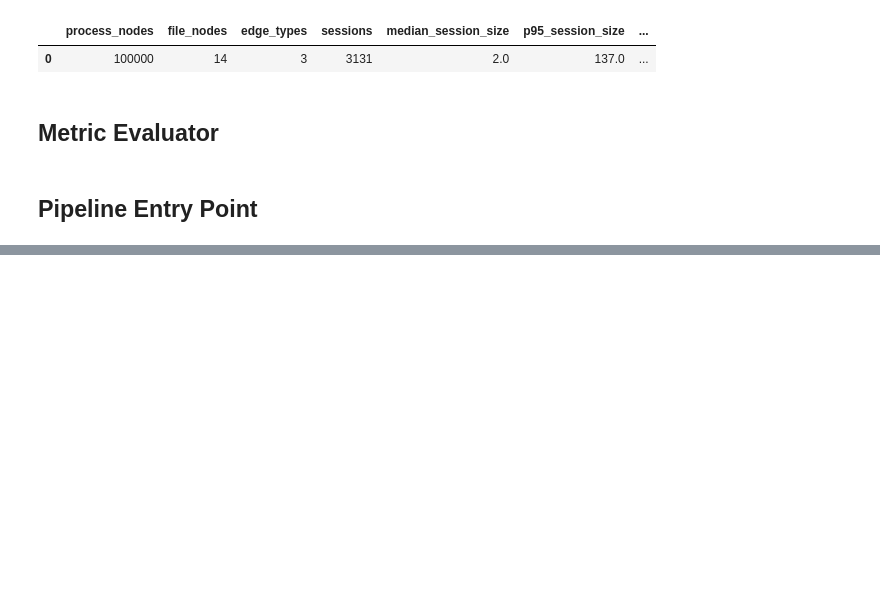
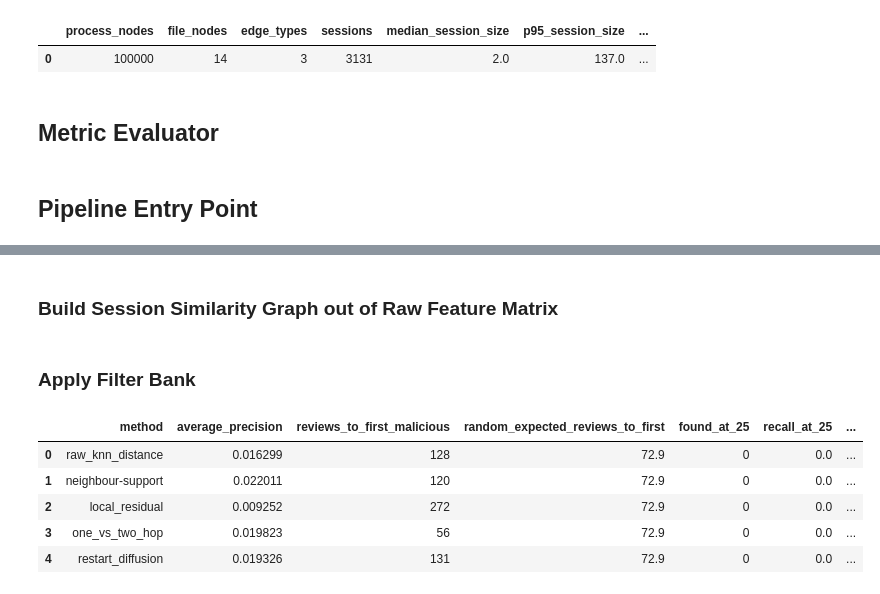
Before and after one commit to MekaelWasti/Cyber-Telemetry, a Jupyter notebook: Notebooks/Graph Triage Baseline v0.ipynb, the cells around one changed output, grey strips where cells are left out. Saved outputs shown, nothing was run; the diff lists cells and outputs as text; code cells hidden in the pictures; blank space fills up the shorter version.

```diff
--- a/Notebooks/Graph Triage Baseline v0.ipynb
+++ b/Notebooks/Graph Triage Baseline v0.ipynb
@@ -836,3 +841,5 @@ results["slice_manifest"]
 # %% [output]
 |  | source_file | row_count | start_timestamps | end_timestamps | num_of_processes | num_of_malicious_processes | ... |
 | 0 | train-process_uber_summary.parquet | 100000 | 2024-09-18 20:45:15.961034+00:00 | 2024-09-22 23:57:33.487951+00:00 | 100000 | 31 | ... |
+# %% [markdown]
+### Build Session Similarity Graph out of Raw Feature Matrix
@@ -838,0 +890,2 @@ results["slice_manifest"]
+# %% [markdown]
+### Apply Filter Bank
@@ -838,0 +912,28 @@ results["slice_manifest"]
+# %%
+sessionized_df, sessions = make_strawman_sessions(dev_df)
+session_table = build_raw_session_stats(sessionized_df)
+
+feature_columns = [c for c in session_table.columns if c not in {"session_id", "label"}]
+
+X = StandardScaler().fit_transform(session_table[feature_columns])
+
+s0 = knn_distance_anomaly_scores(X, k=15)
+A, P = build_session_knn_operator(X, k=15)
+filter_scores = session_score_filter_bank(s0, P)
+
+y_true = session_table["label"].map({"malicious": 1, "benign": 0}).to_numpy()
+
+filter_results = {
+    name: evaluate_precomputed_scores(y_true, scores)
+    for name, scores in filter_scores.items()
+}
+
+filter_summary = metric_summary_from_method_results(filter_results)
+filter_summary
+# %% [output]
+|  | method | average_precision | reviews_to_first_malicious | random_expected_reviews_to_first | found_at_25 | recall_at_25 | ... |
+| 0 | raw_knn_distance | 0.016299 | 128 | 72.9 | 0 | 0.0 | ... |
+| 1 | neighbour-support | 0.022011 | 120 | 72.9 | 0 | 0.0 | ... |
+| 2 | local_residual | 0.009252 | 272 | 72.9 | 0 | 0.0 | ... |
+| 3 | one_vs_two_hop | 0.019823 | 56 | 72.9 | 0 | 0.0 | ... |
+| 4 | restart_diffusion | 0.019326 | 131 | 72.9 | 0 | 0.0 | ... |
```
Also changed, not shown: parts of 10 cells of this notebook, 7 other files.
